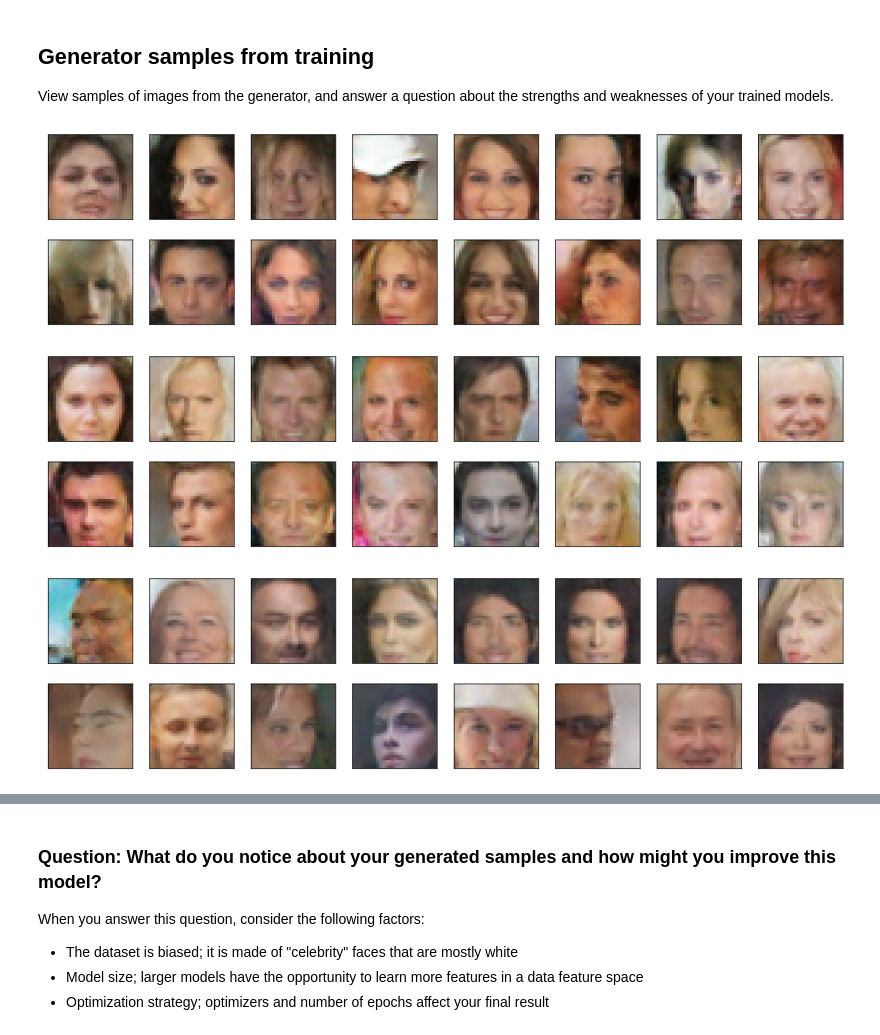
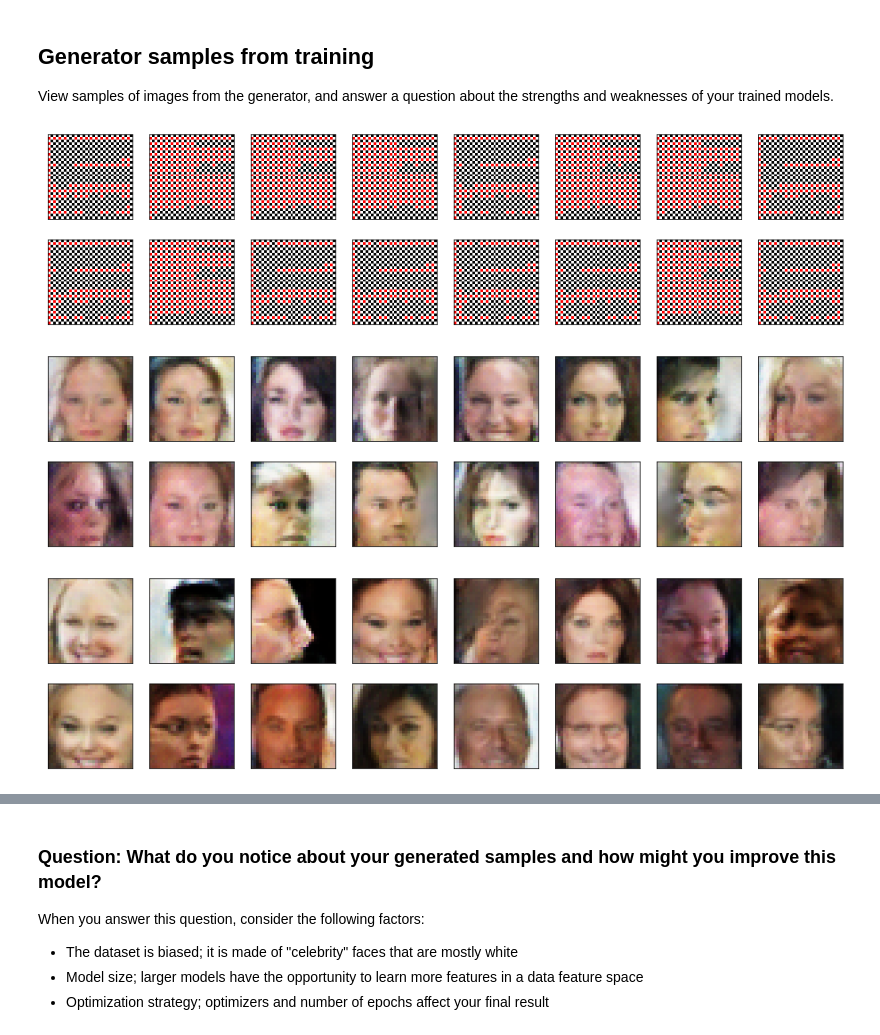
Before and after one commit to ddhartma/Face-Generation-with-DCGANs, a Jupyter notebook: dlnd_face_generation.ipynb, the cells around one changed output, grey strips where cells are left out. Saved outputs shown, nothing was run; the diff lists cells and outputs as text; code cells hidden in the pictures.

```diff
--- a/dlnd_face_generation.ipynb
+++ b/dlnd_face_generation.ipynb
@@ -835,23 +834,23 @@ def view_samples_2(epoch, samples):
         ax.yaxis.set_visible(False)
         im = ax.imshow(img.reshape((32,32,3)))
 # %%
-# conv_dim=64
-with open('train_11_conv_dim_samples.pkl', 'rb') as f:
+# lr=0.1
+with open('train_18_lr_samples.pkl', 'rb') as f:
     samples = pkl.load(f)
 _ = view_samples_2(-1, samples)
 # %% [output]
-[figure, old version]
+[figure, new version]
 # %%
-# conv_dim=128
-with open('train_12_conv_dim_samples.pkl', 'rb') as f:
+# lr=0.01
+with open('train_19_lr_samples.pkl', 'rb') as f:
     samples = pkl.load(f)
 _ = view_samples_2(-1, samples)
 # %% [output]
-[figure, old version]
+[figure, new version]
 # %%
-# conv_dim=256
-with open('train_13_conv_dim_samples.pkl', 'rb') as f:
+# lr=0.001
+with open('train_8_conv_deconv_samples.pkl', 'rb') as f:
     samples = pkl.load(f)
 _ = view_samples_2(-1, samples)
 # %% [output]
-[figure, old version]
+[figure, new version]
```
Also changed, not shown: parts of 6 cells of this notebook.
